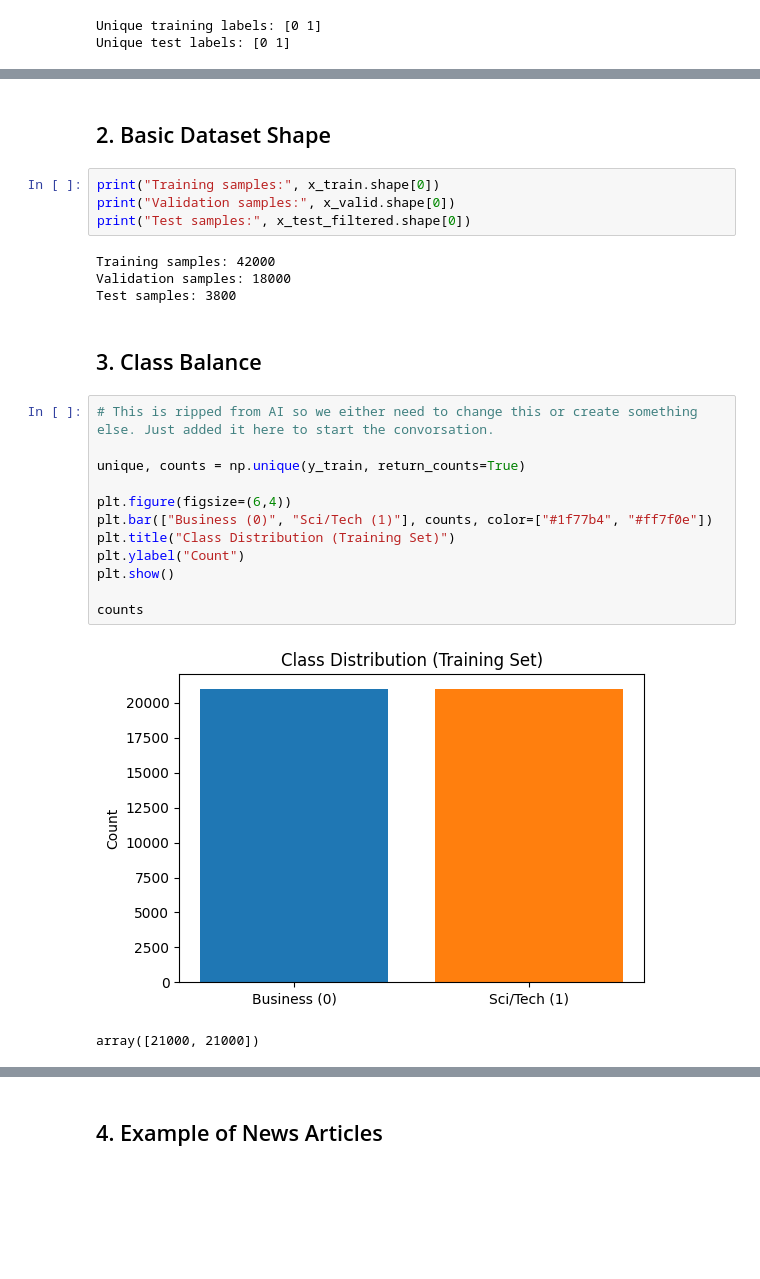
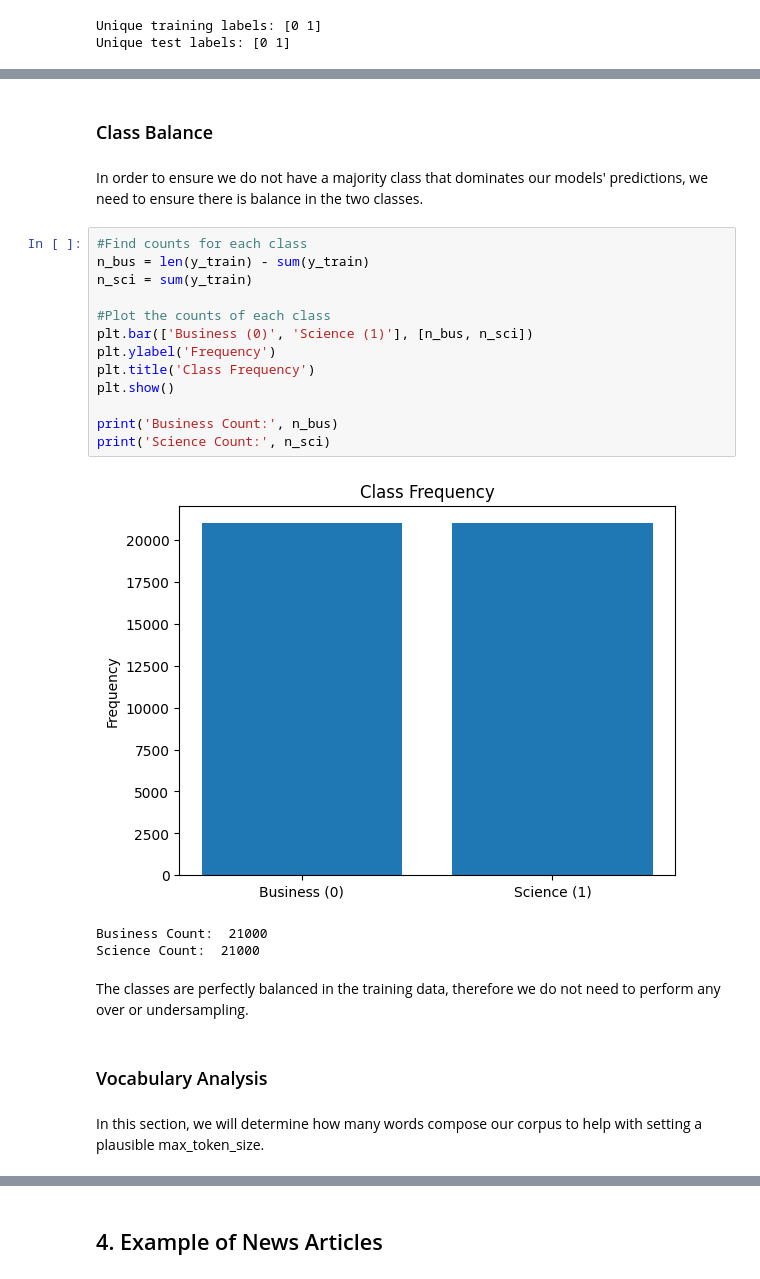
Before and after one commit to ehaley3/Advanced_Machine_Learning_Final_Project2025, a Jupyter notebook: AML_Final_Project_Group2.ipynb, the cells around one changed output, grey strips where cells are left out. Cells and saved outputs as stored; diff of their text form; blank space fills up the shorter version.

Commit message:
Update EDA section
Added my EDA code and removed the placeholder code. Also took a look through the model building portion and

```diff
--- a/AML_Final_Project_Group2.ipynb
+++ b/AML_Final_Project_Group2.ipynb
@@ -148,27 +141,27 @@ The goal of EDA is to understand:
-# %% [markdown]
-## 2. Basic Dataset Shape
-# %%
-print("Training samples:", x_train.shape[0])
-print("Validation samples:", x_valid.shape[0])
-print("Test samples:", x_test_filtered.shape[0])
-# %% [output]
-Training samples: 42000
-Validation samples: 18000
-Test samples: 3800
 # %% [markdown]
-## 3. Class Balance
+### Class Balance
-# %%
-# This is ripped from AI so we either need to change this or create something else. Just added it here to start the convorsation.
-
-unique, counts = np.unique(y_train, return_counts=True)
-
-plt.figure(figsize=(6,4))
-plt.bar(["Business (0)", "Sci/Tech (1)"], counts, color=["#1f77b4", "#ff7f0e"])
-plt.title("Class Distribution (Training Set)")
-plt.ylabel("Count")
-plt.show()
-
-counts
-# %% [output]
-[figure, removed]
-array([21000, 21000])
+# %% [markdown]
+In order to ensure we do not have a majority class that dominates our models' predictions, we need to ensure there is balance in the two classes.
+# %%
+#Find counts for each class
+n_bus = len(y_train) - sum(y_train)
+n_sci = sum(y_train)
+
+#Plot the counts of each class
+plt.bar(['Business (0)', 'Science (1)'], [n_bus, n_sci])
+plt.ylabel('Frequency')
+plt.title('Class Frequency')
+plt.show()
+
+print('Business Count:', n_bus)
+print('Science Count:', n_sci)
+# %% [output]
+[figure, added]
+Business Count:  21000
+Science Count:  21000
+# %% [markdown]
+The classes are perfectly balanced in the training data, therefore we do not need to perform any over or undersampling.
+# %% [markdown]
+### Vocabulary Analysis
+# %% [markdown]
+In this section, we will determine how many words compose our corpus to help with setting a plausible max_token_size.
```
Also changed, not shown: parts of 36 cells of this notebook.
